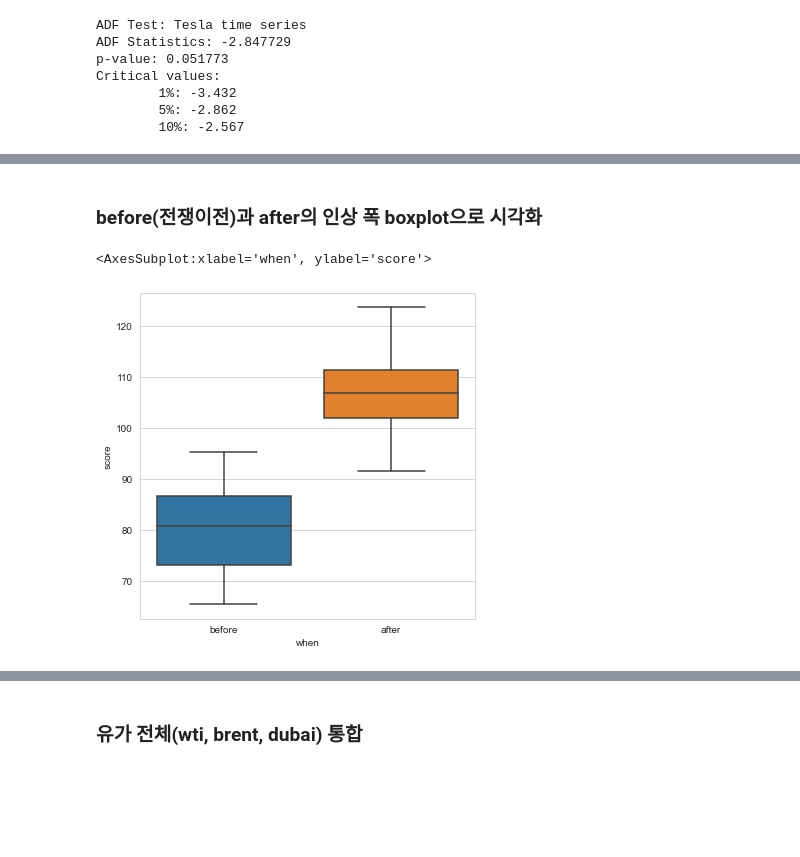
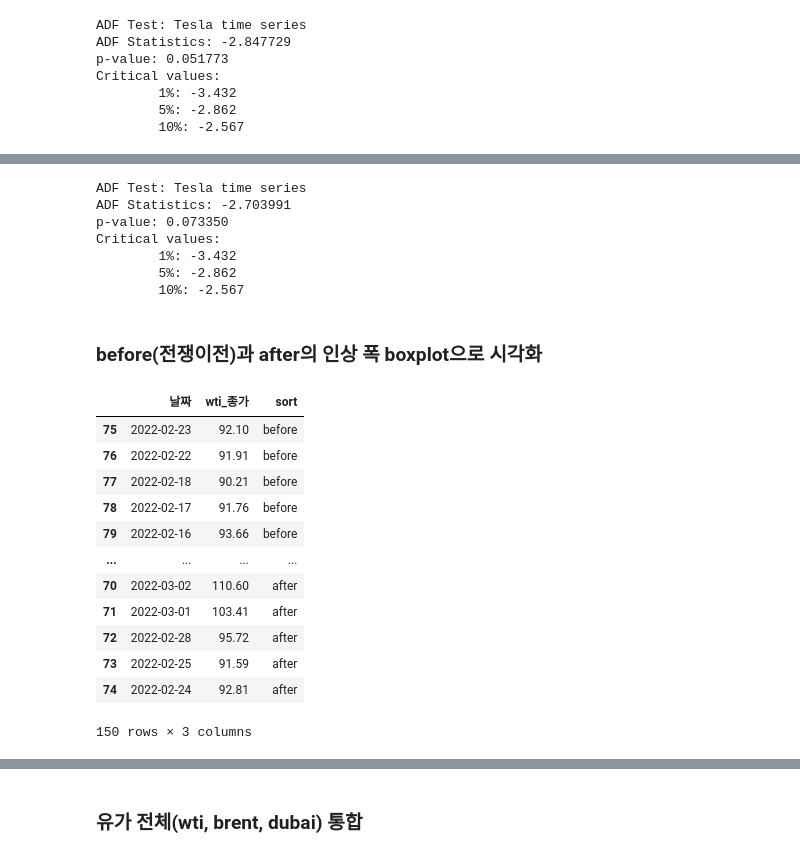
Before and after one commit to Chan0226/-, a Jupyter notebook: 국제유가.ipynb, the cells around one changed output, grey strips where cells are left out. Saved outputs shown, nothing was run; the diff lists cells and outputs as text; code cells hidden in the pictures; blank space fills up the shorter version.

```diff
--- a/국제유가.ipynb
+++ b/국제유가.ipynb
@@ -144,12 +168,46 @@ Critical values:
+# %%
+before, after = wti.loc[75:149,'wti_종가'], wti.loc[:74,'wti_종가']
+
+from statsmodels.tsa.stattools import adfuller
+
+def adf_test(du):
+    result = adfuller(du.values)
+    print('ADF Statistics: %f' % result[0])
+    print('p-value: %f' % result[1])
+    print('Critical values:')
+    for key, value in result[4].items():
+        print('\t%s: %.3f' % (key, value))
+
+print('ADF Test: Tesla time series')
+adf_test(du['두바이_종가'])
+# %% [output]
+ADF Test: Tesla time series
+ADF Statistics: -2.703991
+p-value: 0.073350
+Critical values:
+        1%: -3.432
+        5%: -2.862
+        10%: -2.567
 # %% [markdown]
 ###  before(전쟁이전)과 after의 인상 폭 boxplot으로 시각화
-# %%
-import seaborn as sns
-import matplotlib.pyplot as plt
-sns.set_style('whitegrid')
-
-plt.figure(figsize=(6,6))
-sns.boxplot(x='when', y='score', data=data)
-# %% [output]
-<AxesSubplot:xlabel='when', ylabel='score'>
-[figure, removed]
+# %%
+after = wti.loc[:74]
+before = wti.loc[75:149]
+before['sort'] = 'before'
+after['sort'] = 'after'
+wti_data = pd.concat([before,after])
+wti_data
+# %% [output]
+|  | 날짜 | wti_종가 | sort |
+| 75 | 2022-02-23 | 92.10 | before |
+| 76 | 2022-02-22 | 91.91 | before |
+| 77 | 2022-02-18 | 90.21 | before |
+| 78 | 2022-02-17 | 91.76 | before |
+| 79 | 2022-02-16 | 93.66 | before |
+| ... | ... | ... | ... |
+| 70 | 2022-03-02 | 110.60 | after |
+| 71 | 2022-03-01 | 103.41 | after |
+| 72 | 2022-02-28 | 95.72 | after |
+| 73 | 2022-02-25 | 91.59 | after |
+| 74 | 2022-02-24 | 92.81 | after |
+150 rows × 3 columns
```
Also changed, not shown: parts of 7 cells of this notebook.
